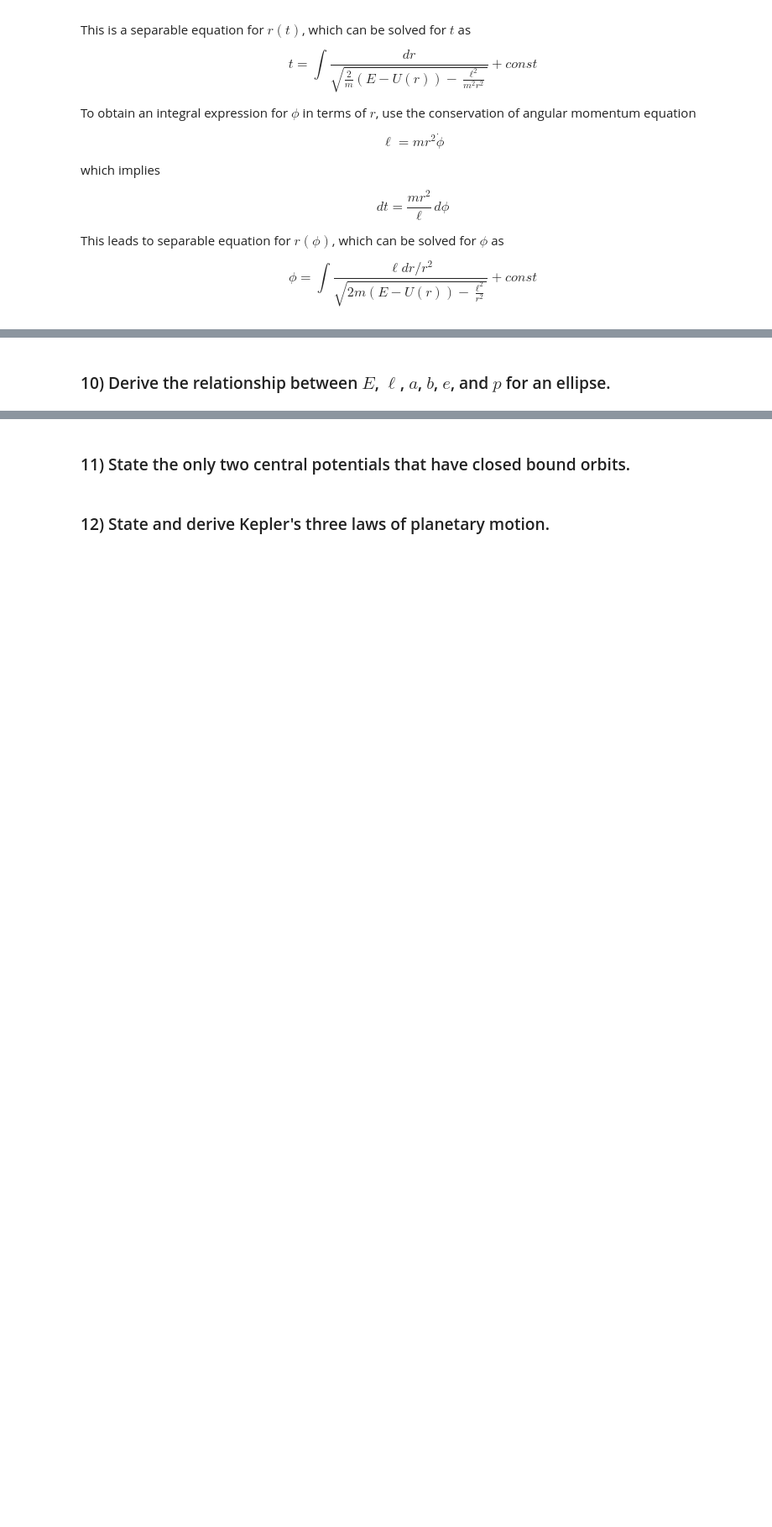
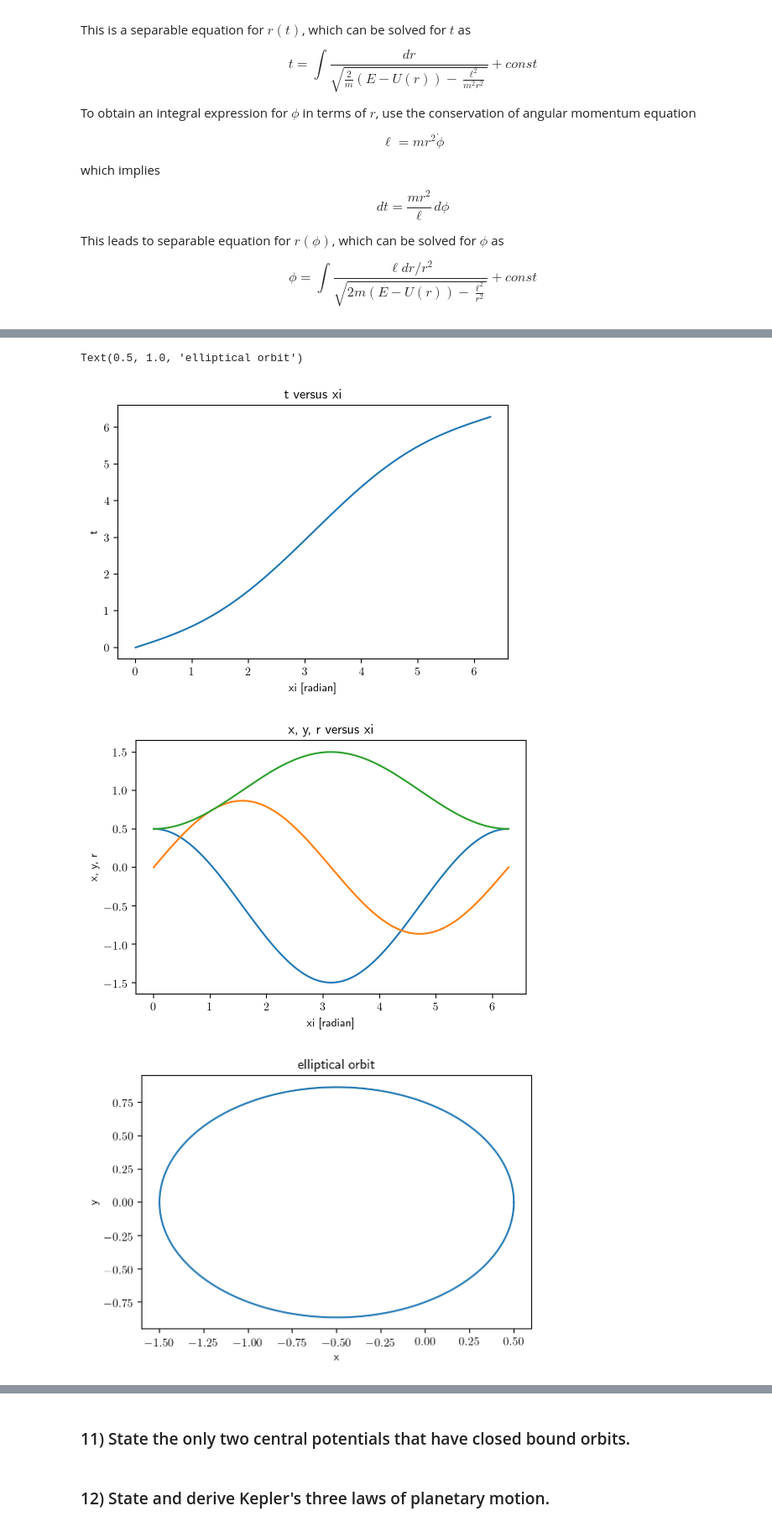
Before and after one commit to josephromano/share, a Jupyter notebook: PHYS5306/notes/notes_symbolic.ipynb, the cells around one changed output, grey strips where cells are left out. Shown at 84% size. Drawn from its saved outputs; the diff is of its cells as text; code cells hidden in the pictures; blank space fills up the shorter version.

```diff
--- a/PHYS5306/notes/notes_symbolic.ipynb
+++ b/PHYS5306/notes/notes_symbolic.ipynb
@@ -1284,5 +1305,40 @@ $$
 $$
 
 A complete orbit is traversed when $\xi$ goes from 0 to $2\pi$.
-# %% [markdown]
-### 10)  Derive the relationship between $E$, $\ell$, $a$, $b$, $e$, and $p$ for an ellipse.
+# %%
+# parametric representation of the time-evolution of the orbit
+
+# parameters for ellipse
+a = 1
+e = 0.5
+G = 1
+M = 1
+
+xi = np.linspace(0, 2*np.pi, 10000)
+t = np.sqrt(a**3/(G*M)) * (xi - e*np.sin(xi))
+r = a*(1-e*np.cos(xi))
+x = a*(np.cos(xi)-e)
+y = a*np.sqrt(1-e**2)*np.sin(xi)
+
+plt.figure()
+plt.plot(xi, t)
+plt.xlabel('xi [radian]')
+plt.ylabel('t')
+plt.title('t versus xi')
+
+plt.figure()
+plt.plot(xi, x, xi, y, xi, r)
+plt.xlabel('xi [radian]')
+plt.ylabel('x, y, r')
+plt.title('x, y, r versus xi')
+
+plt.figure()
+plt.plot(x,y)
+plt.xlabel('x')
+plt.ylabel('y')
+plt.title('elliptical orbit')
+# %% [output]
+Text(0.5, 1.0, 'elliptical orbit')
+[figure, added]
+[figure, added]
+[figure, added]
```
Also changed, not shown: parts of 2 cells of this notebook.
